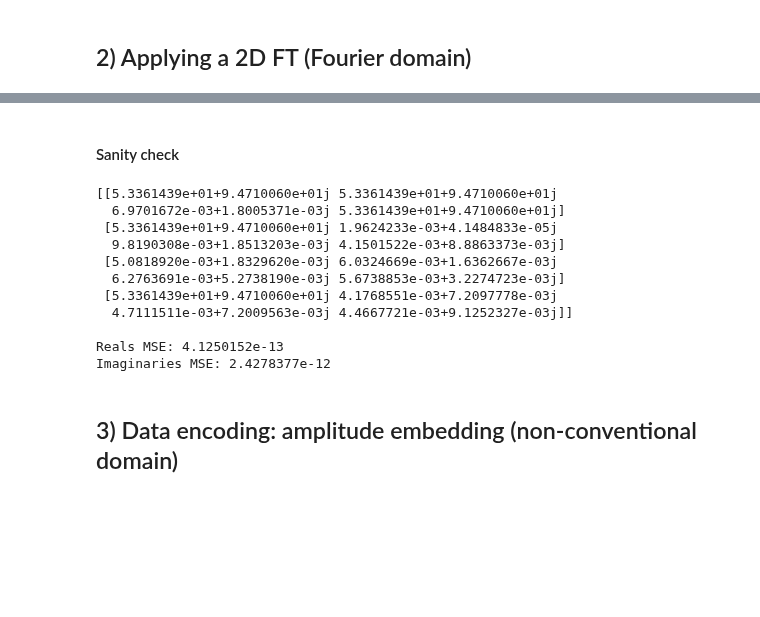
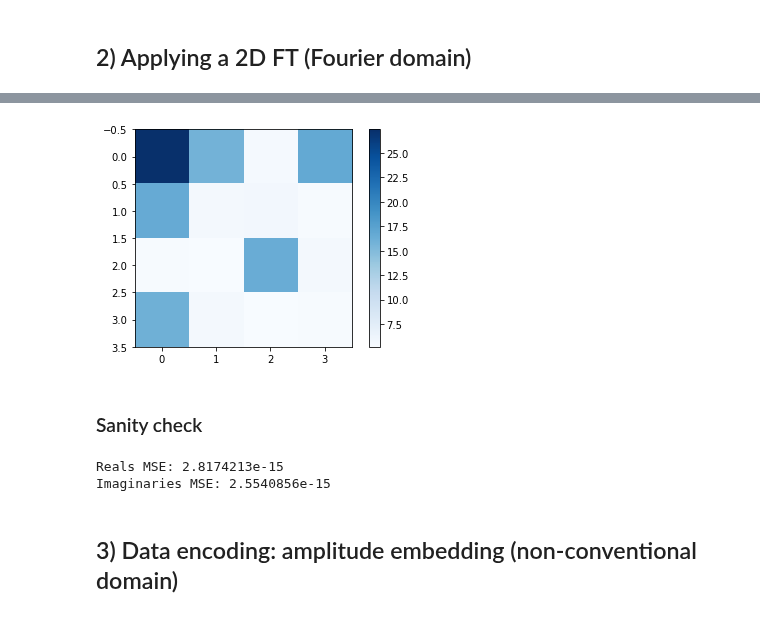
Before and after one commit to QuantumRadioAstronomy/visibility_repr, a Jupyter notebook: Amplitude_embedding_hardware.ipynb, the cells around one changed output, grey strips where cells are left out. Drawn from its saved outputs; the diff is of its cells as text; code cells hidden in the pictures; blank space fills up the shorter version.

```diff
--- a/Amplitude_embedding_hardware.ipynb
+++ b/Amplitude_embedding_hardware.ipynb
@@ -58,27 +84,22 @@ print(visibilities)
+# %%
+modulus = np.absolute(visibilities)
+plt.imshow(modulus, cmap='Blues')
+plt.colorbar();
+# %% [output]
+[figure, added]
 # %% [markdown]
-#### Sanity check
+### Sanity check
 # %%
 img = np.fft.ifft2(visibilities).astype('complex64')
-print(img)
+
 test_real = ((sky_image.real - img.real)**2).mean()
 test_imag = ((sky_image.imag - img.imag)**2).mean()
 
-print()
-
 print('Reals MSE: '+ str(test_real))
-print('Imaginaries MSE: ' + str(test_imag))
+print('Imaginaries MSE: '+ str(test_imag))
 # %% [output]
-[[5.3361439e+01+9.4710060e+01j 5.3361439e+01+9.4710060e+01j
-  6.9701672e-03+1.8005371e-03j 5.3361439e+01+9.4710060e+01j]
- [5.3361439e+01+9.4710060e+01j 1.9624233e-03+4.1484833e-05j
-  9.8190308e-03+1.8513203e-03j 4.1501522e-03+8.8863373e-03j]
- [5.0818920e-03+1.8329620e-03j 6.0324669e-03+1.6362667e-03j
-  6.2763691e-03+5.2738190e-03j 5.6738853e-03+3.2274723e-03j]
- [5.3361439e+01+9.4710060e+01j 4.1768551e-03+7.2097778e-03j
-  4.7111511e-03+7.2009563e-03j 4.4667721e-03+9.1252327e-03j]]
-
-Reals MSE: 4.1250152e-13
-Imaginaries MSE: 2.4278377e-12
+Reals MSE: 2.8174213e-15
+Imaginaries MSE: 2.5540856e-15
 # %% [markdown]
 ## 3) Data encoding: amplitude embedding (non-conventional domain)
 # %%
```
Also changed, not shown: parts of 14 cells of this notebook.
